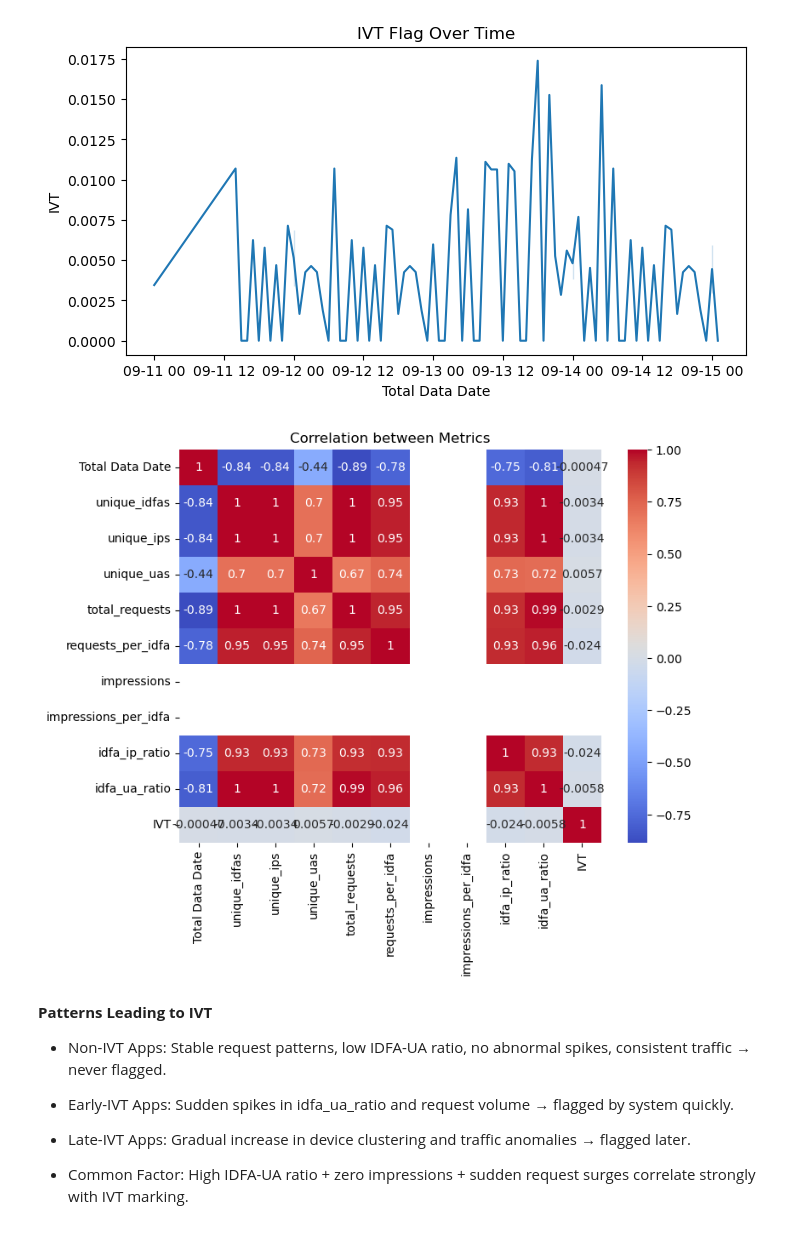
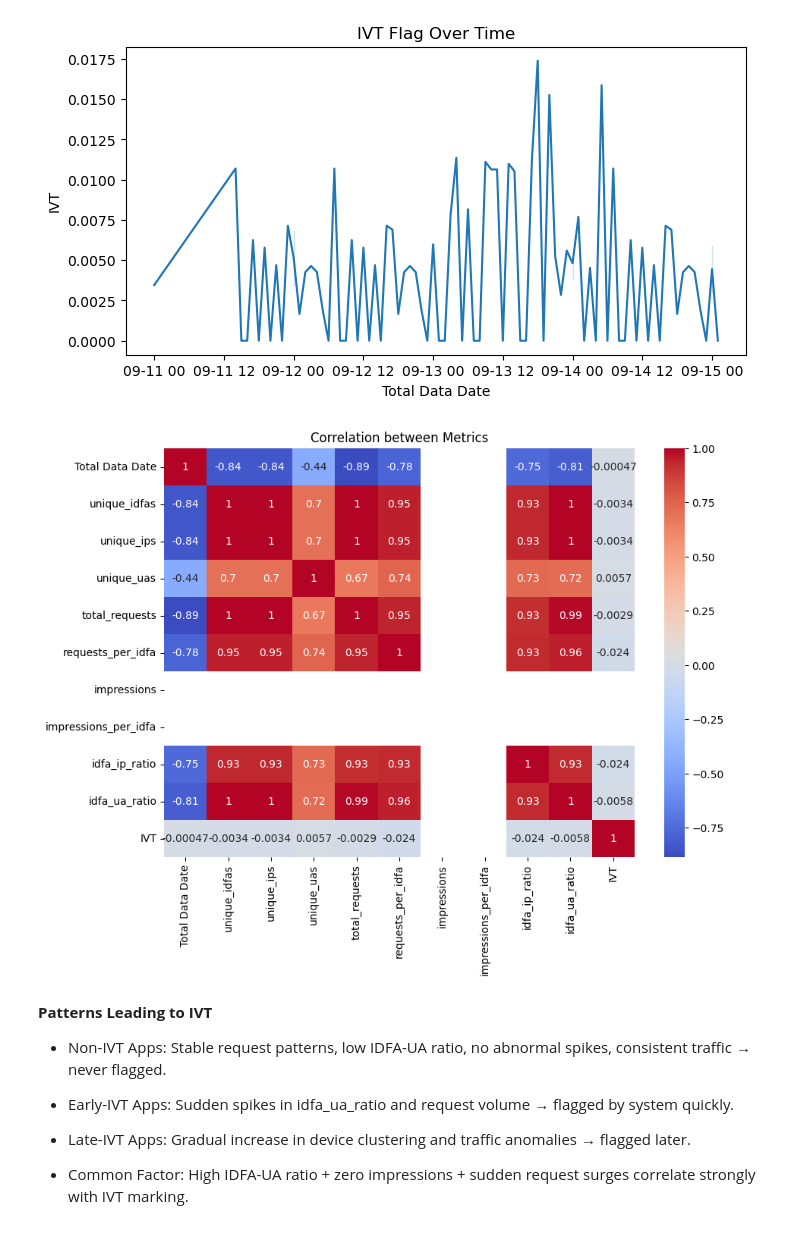
Before and after one commit to mel0ca/Traffic-Analysis, a Jupyter notebook: IVT-Pattern-Across-Apps.ipynb, the cells around one changed output. Drawn from its saved outputs; the diff is of its cells as text; code cells hidden in the pictures.

```diff
--- a/IVT-Pattern-Across-Apps.ipynb
+++ b/IVT-Pattern-Across-Apps.ipynb
@@ -141,12 +142,12 @@ plt.show()
 # %% [output]
 [figure]
 # %%
-plt.figure(figsize=(8,6))
+plt.figure(figsize=(10,7))
 sns.heatmap(df.corr(), annot=True, cmap='coolwarm')
 plt.title("Correlation between Metrics")
 plt.show()
 # %% [output]
-[figure, old version]
+[figure, new version]
 # %% [markdown]
 **Patterns Leading to IVT**
 
```
Also changed, not shown: parts of 7 cells of this notebook.
